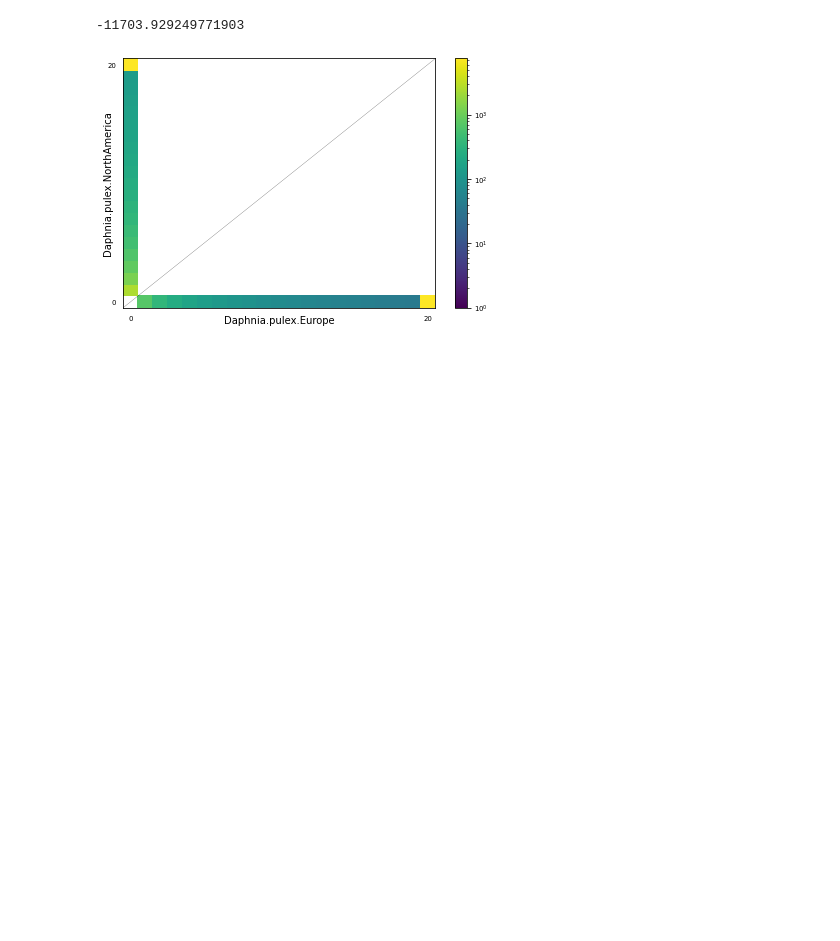
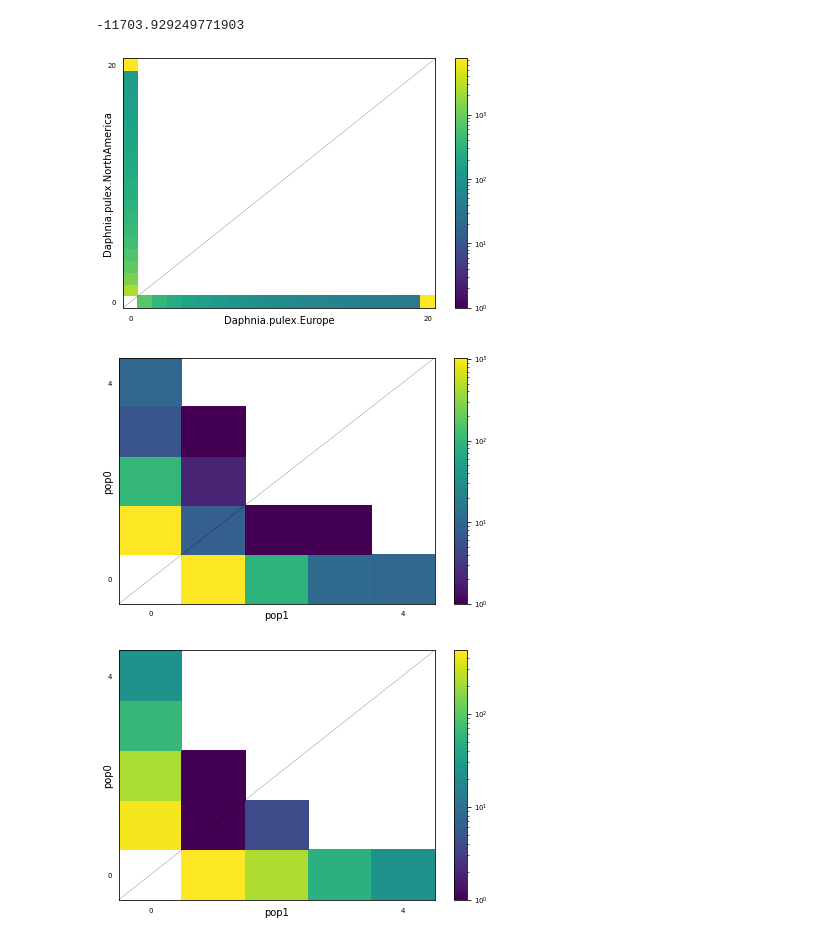
Before and after one commit to DavidB256/connor, a Jupyter notebook: visualize_sfss.ipynb, the cells around one changed output. Saved outputs shown, nothing was run; the diff lists cells and outputs as text; code cells hidden in the pictures; blank space fills up the shorter version.

```diff
--- a/visualize_sfss.ipynb
+++ b/visualize_sfss.ipynb
@@ -92,3 +54,16 @@ theta = moments.Inference.optimal_sfs_scaling(fs_true, fs_data)
 moments.Plotting.plot_single_2d_sfs(fs_true * theta, vmin=1, cmap="viridis", out="fs_split_no_mig_model")
 # %% [output]
 [figure]
+# %%
+# Checking that I implemented binom rounding correctly
+dir = "/scratch/djb3ve/Demographic-inference-with-pool-seq-data/simulated_data/data9/"
+name = "n10pz7po7t5m2ms1d5ps1.npy"
+fs_count = np.load(dir + "counts_sfss/" + name)
+fs_count = moments.Spectrum(fs_count)
+fs_binom = np.load(dir + "binom_sfss/" + name)
+fs_binom = moments.Spectrum(fs_binom)
+moments.Plotting.plot_single_2d_sfs(fs_count, vmin=1, cmap="viridis")
+moments.Plotting.plot_single_2d_sfs(fs_binom, vmin=1, cmap="viridis")
+# %% [output]
+[figure, added]
+[figure, added]
```
Also changed, not shown: parts of 3 cells of this notebook.
